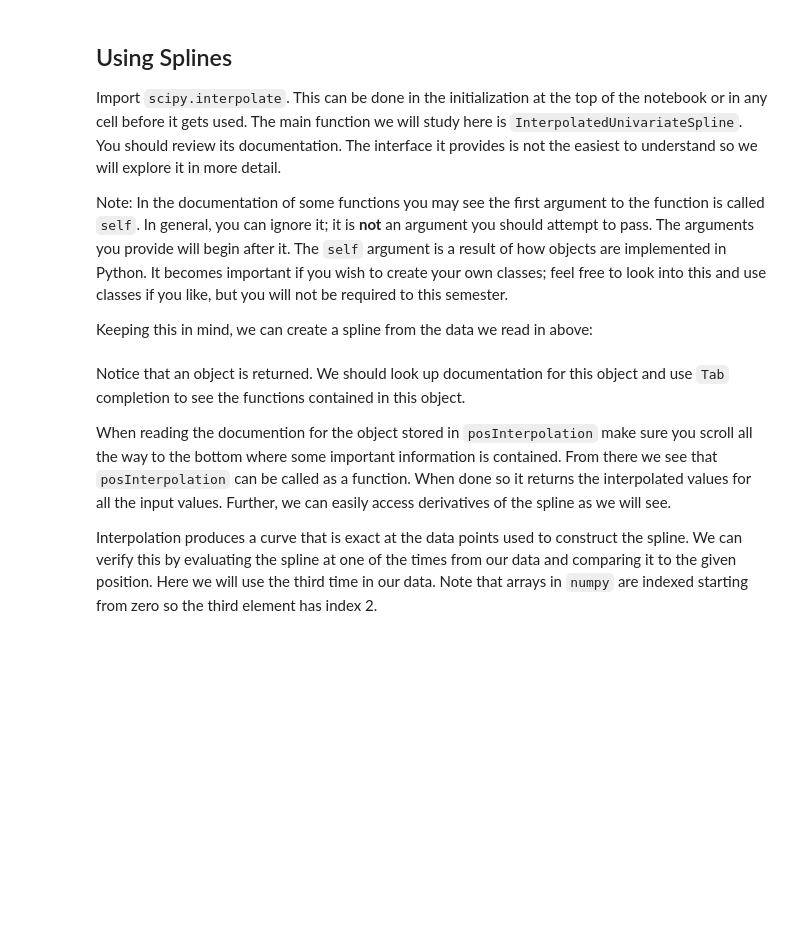
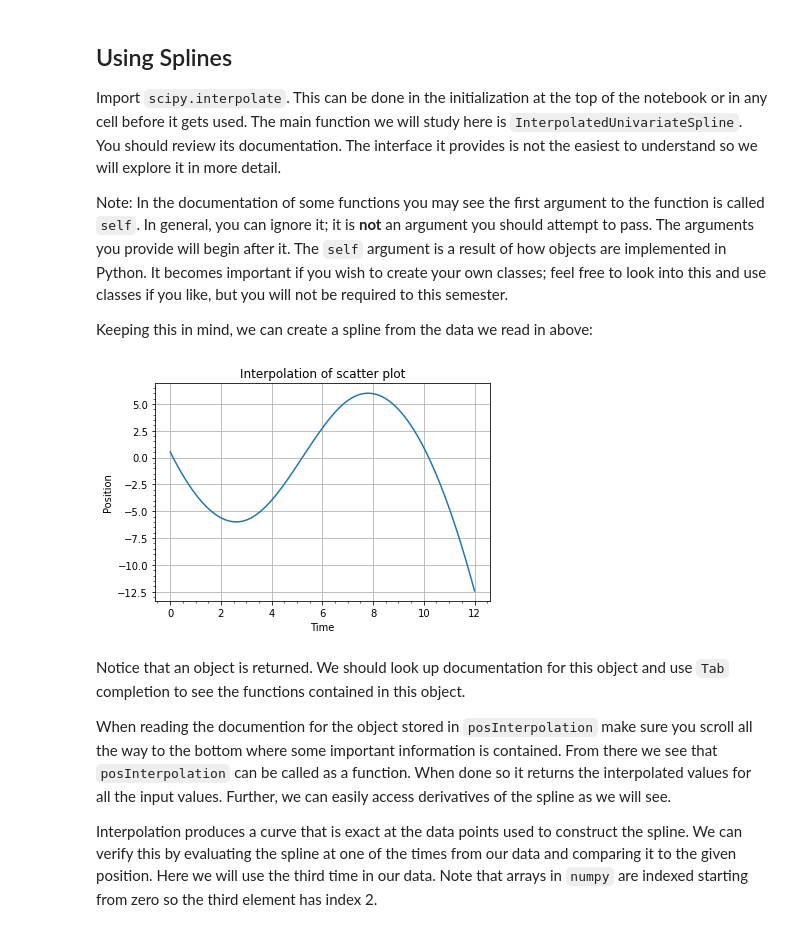
Before and after one commit to jmahlers/P427, a Jupyter notebook: Homework2/Ahlers_Homework2.ipynb, the cells around one changed output. Drawn from its saved outputs; the diff is of its cells as text; code cells hidden in the pictures; blank space fills up the shorter version.

```diff
--- a/Homework2/Ahlers_Homework2.ipynb
+++ b/Homework2/Ahlers_Homework2.ipynb
@@ -168,3 +166,15 @@ posInterpolation = interp.InterpolatedUnivariateSpline(time, position)
+# %%
+x = np.linspace(0,12,num=100)
+posInterpolation = interp.InterpolatedUnivariateSpline(time, position)
+plt.plot(x,posInterpolation(x))
+plt.title("Interpolation of scatter plot")
+plt.xlabel("Time")
+plt.ylabel("Position")
+plt.grid()
+plt.minorticks_on()
+plt.show()
+# %% [output]
+[figure, added]
 # %% [markdown]
 Notice that an object is returned.  We should look up documentation for this object and use `Tab` completion to see the functions contained in this object.
 
```
Also changed, not shown: parts of 17 cells of this notebook.
